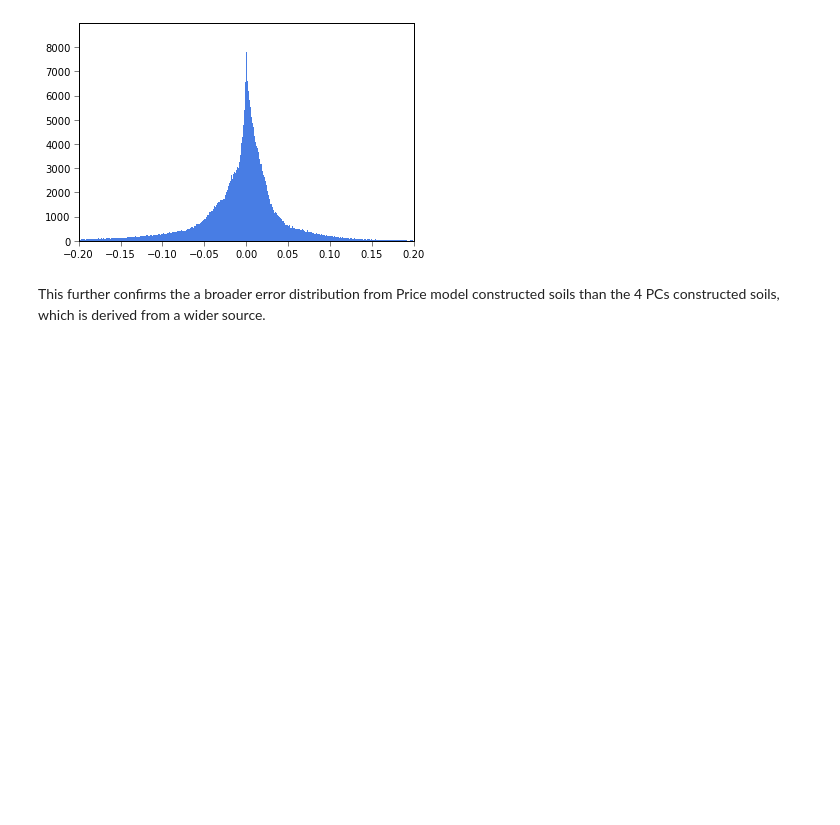
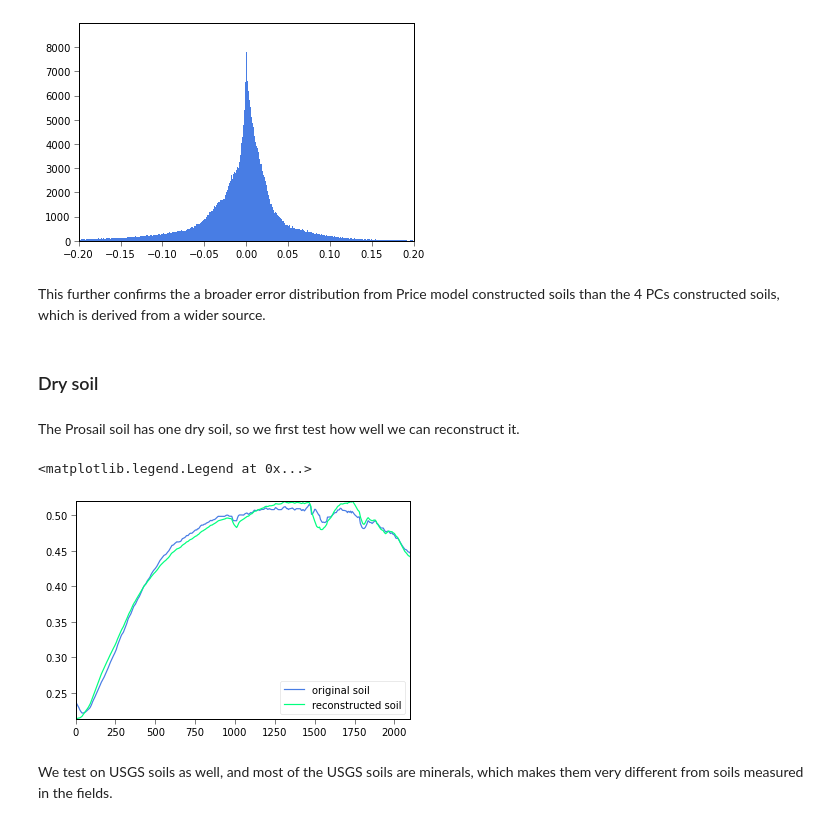
Before and after one commit to MarcYin/Soils, a Jupyter notebook: Soils.ipynb, the cells around one changed output. Cells and saved outputs as stored; diff of their text form; code cells hidden in the pictures; blank space fills up the shorter version.

Commit message:
add dry soil test

```diff
--- a/Soils.ipynb
+++ b/Soils.ipynb
@@ -398,3 +399,18 @@ h = plt.hist((construted_soil - soils[:, ::5].T).ravel(), bins = 1000, range=(-0
 [figure]
 # %% [markdown]
 This further confirms the a broader error distribution from Price model constructed soils than the 4 PCs constructed soils, which is derived from a wider source.
+# %% [markdown]
+### Dry soil
+# %% [markdown]
+The Prosail soil has one dry soil, so we first test how well we can reconstruct it.
+# %%
+weights = np.dot([soil_spectrum1 - soil_mean], pca.components_.T)
+reconstructed = weights.dot(pca.components_).ravel() + soil_mean
+plt.plot(soil_spectrum1, label = 'original soil')
+plt.plot(reconstructed, label = 'reconstructed soil')
+plt.legend()
+# %% [output]
+<matplotlib.legend.Legend at 0x...>
+[figure, added]
+# %% [markdown]
+We test on USGS soils as well, and most of the USGS soils are minerals, which makes them very different from soils measured in the fields.
```
Also changed, not shown: parts of 16 cells of this notebook, 2 other files.
